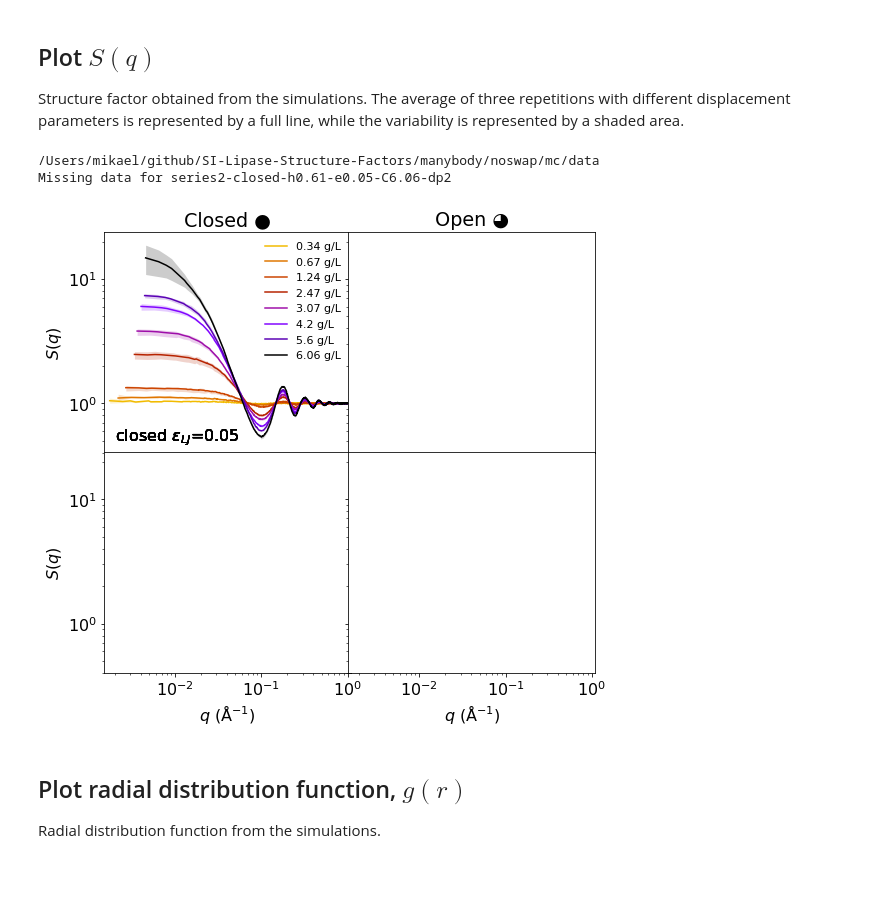
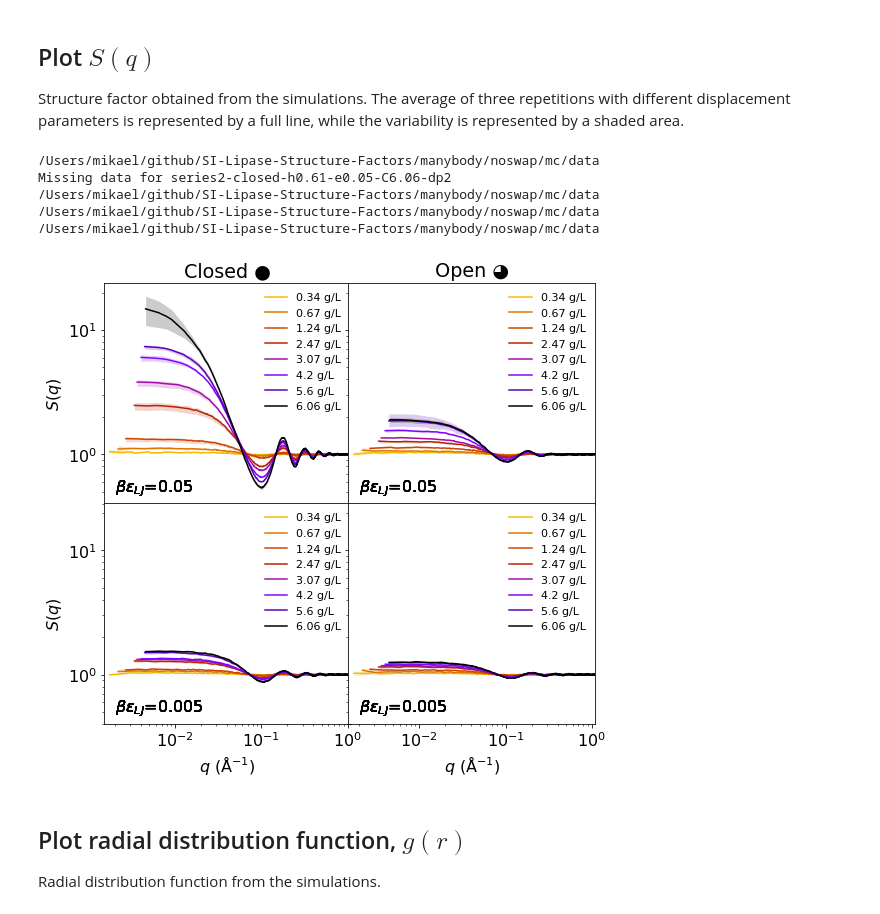
Before and after one commit to mlund/SI-Lipase-Structure-Factors, a Jupyter notebook: manybody/noswap/plot_manybody_noswap.ipynb, the cells around one changed output. Saved outputs shown, nothing was run; the diff lists cells and outputs as text; code cells hidden in the pictures; blank space fills up the shorter version.

```diff
--- a/manybody/noswap/plot_manybody_noswap.ipynb
+++ b/manybody/noswap/plot_manybody_noswap.ipynb
@@ -32,6 +32,19 @@ db = []
 db.append(dict(serie='series2', conf='closed', epslj=0.05, epshh=0.61,
                conc=[0.34, 0.67, 1.24, 2.47, 3.07, 4.2, 5.6, 6.06],
                colors=['#f2bb00', '#e07600', '#cc4400', '#b72300', '#9e0ea9', '#8104ff', '#5a01b5', 'k']))
+
+db.append(dict(serie='series2', conf='closed', epslj=0.005, epshh=0.825,
+               conc=[0.34, 0.67, 1.24, 2.47, 3.07, 4.2, 5.6, 6.06],
+               colors=['#f2bb00', '#e07600', '#cc4400', '#b72300', '#9e0ea9', '#8104ff', '#5a01b5', 'k']))
+
+db.append(dict(serie='series2', conf='open', epslj=0.05, epshh=0.355,
+               conc=[0.34, 0.67, 1.24, 2.47, 3.07, 4.2, 5.6, 6.06],
+               colors=['#f2bb00', '#e07600', '#cc4400', '#b72300', '#9e0ea9', '#8104ff', '#5a01b5', 'k']))
+
+db.append(dict(serie='series2', conf='open', epslj=0.005, epshh=0.485,
+               conc=[0.34, 0.67, 1.24, 2.47, 3.07, 4.2, 5.6, 6.06],
+               colors=['#f2bb00', '#e07600', '#cc4400', '#b72300', '#9e0ea9', '#8104ff', '#5a01b5', 'k']))
+
 # add the remaining three sets here...
 
 db = pd.DataFrame(db) # convert to Pandas!
@@ -122,35 +138,42 @@ def plot_sofq(ax, data):
             %cd -q $workdir/mc/data
 
         for i in np.arange(0,len(q),1):
             smoy[i] = smoy[i]/nriter
 
         ax.plot(qmoy, smoy, color=col, label='{} g/L'.format(C))
         ax.fill_between(qmoy, smin, smax, interpolate=True, color=col, alpha=0.2, lw=0)
         ax.set_xscale('log')
         ax.set_yscale('log')
         ax.set_ylim(0.4,24)
         ax.set_xlim(0.0015,1.1)
-        ax.text(0.002, 0.5, r'{} $\varepsilon_{{LJ}}$={}'.format(data.conf, data.epslj))
+        ax.text(0.002, 0.5, r'$\beta\varepsilon_{{LJ}}$={}'.format(data.epslj))
         ax.legend(frameon=False, loc=1, fontsize='x-small')
         #np.savetxt(str(data.serie)+"-"+str(data.conf)+"-h"+str(data.epshh)+"-e"+str(data.epslj)+"-C"+str(C)+'_moy.dat',np.transpose((qmoy,smoy)))
         %cd -q $workdir/mc/data
 
 plt.rcParams.update({'font.size': 16, 'figure.figsize': [8.0, 7.0]})
 fig, ax = plt.subplots(2,2, sharex=True, sharey=True)
 plt.tight_layout(h_pad=-1, w_pad=-2.4)
 ax[0,0].set_title("Closed ●")
 ax[0,1].set_title("Open ◕")
 ax[0,0].set_ylabel("$S(q)$")
 ax[1,0].set_ylabel("$S(q)$")
 ax[1,0].set_xlabel("$q$ ("r'${\rm{\AA}^{-1}}$'")");
 ax[1,1].set_xlabel("$q$ ("r'${\rm{\AA}^{-1}}$'")");
 
 plot_sofq(ax[0,0], db.loc[0])
+plot_sofq(ax[1,0], db.loc[1])
+plot_sofq(ax[0,1], db.loc[2])
+plot_sofq(ax[1,1], db.loc[3])
+plt.savefig('simulated_sofq.pdf', bbox_inches='tight')
 plt.show()
 # %% [output]
 /Users/mikael/github/SI-Lipase-Structure-Factors/manybody/noswap/mc/data
 Missing data for series2-closed-h0.61-e0.05-C6.06-dp2
+/Users/mikael/github/SI-Lipase-Structure-Factors/manybody/noswap/mc/data
+/Users/mikael/github/SI-Lipase-Structure-Factors/manybody/noswap/mc/data
+/Users/mikael/github/SI-Lipase-Structure-Factors/manybody/noswap/mc/data
-[figure, old version]
+[figure, new version]
 # %% [markdown]
 ## Plot radial distribution function, $g(r)$
 
```
Also changed, not shown: parts of 1 cell of this notebook.
